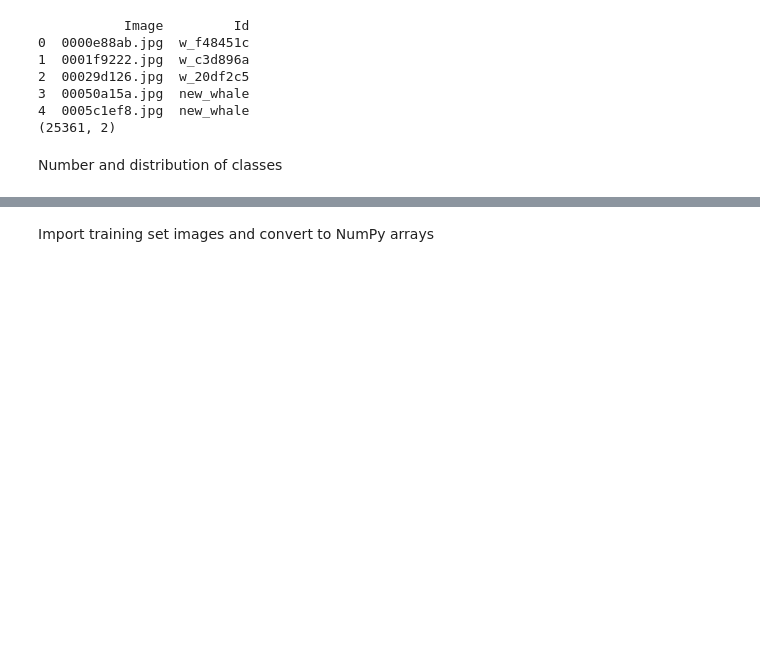
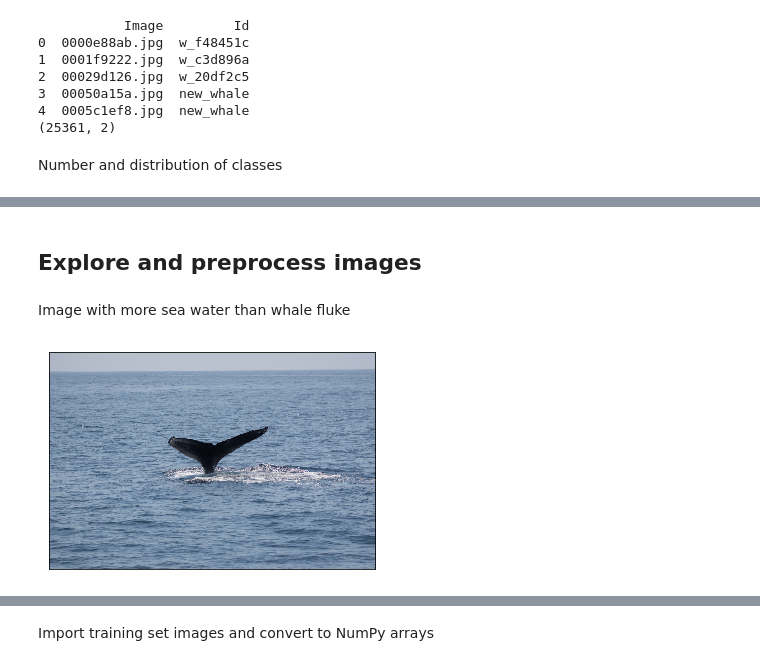
Before and after one commit to yxlee245/kaggle-whale-2018, a Jupyter notebook: Data_Preprocessing_v2.ipynb, the cells around one changed output, grey strips where cells are left out. Saved outputs shown, nothing was run; the diff lists cells and outputs as text; code cells hidden in the pictures; blank space fills up the shorter version.

```diff
--- a/Data_Preprocessing_v2.ipynb
+++ b/Data_Preprocessing_v2.ipynb
@@ -43,0 +51,11 @@ No of classes: 5005
+# %% [markdown]
+## Explore and preprocess images
+# %% [markdown]
+Image with more sea water than whale fluke
+# %%
+image = skimage.io.imread('data/raw/train/30c77baaa.jpg')
+plt.imshow(image)
+plt.tick_params(axis='both', bottom=False, left=False, labelbottom=False, labelleft=False)
+plt.savefig('image_more_sea_water.png')
+# %% [output]
+[figure, added]
```
Also changed, not shown: parts of 29 cells of this notebook, 31 other files.
